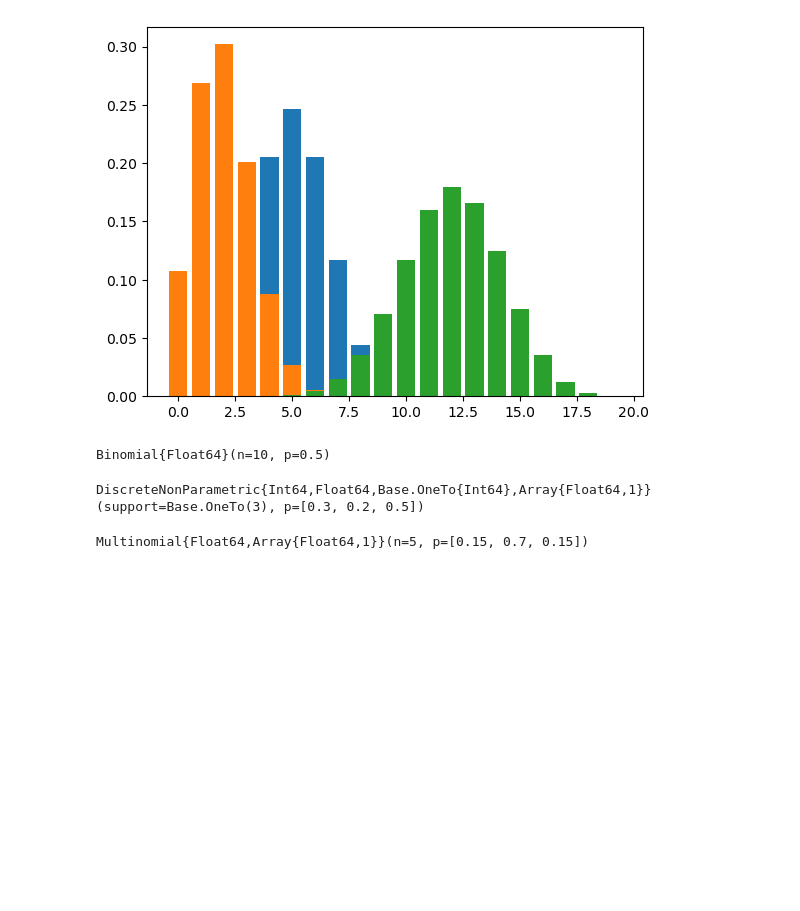
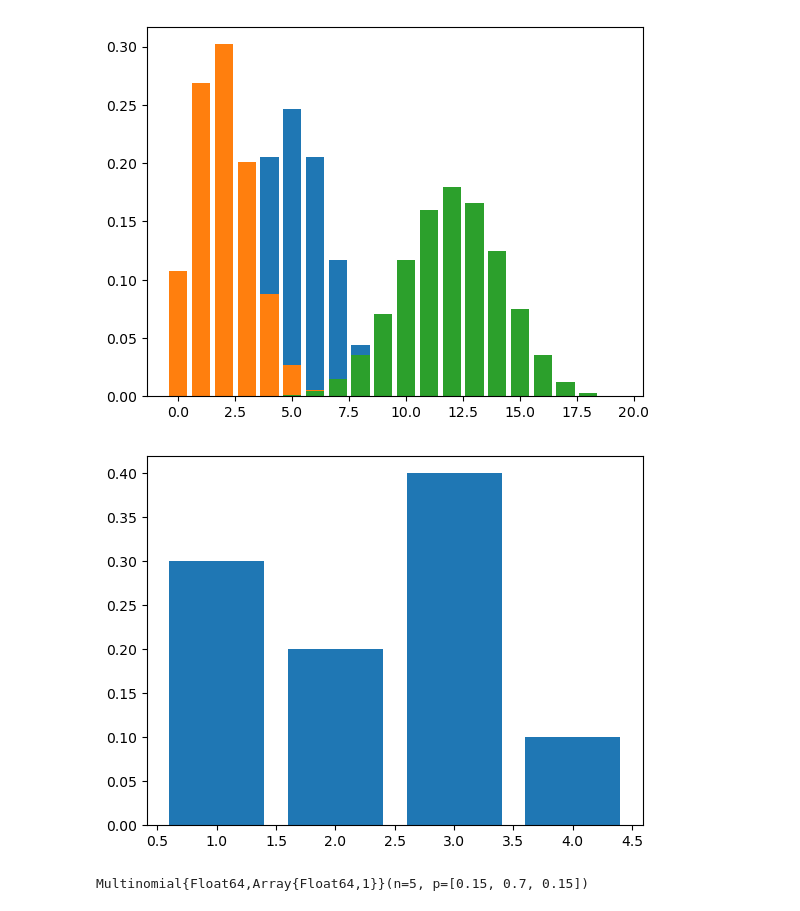
Before and after one commit to akiabe/BayesMLBook, a Jupyter notebook: Distribution.ipynb, the cells around one changed output. Cells and saved outputs as stored; diff of their text form; code cells hidden in the pictures; blank space fills up the shorter version.

```diff
--- a/Distribution.ipynb
+++ b/Distribution.ipynb
@@ -26,11 +26,11 @@ bar(x, p1); bar(x, p2); bar(x, p3);
 # %% [output]
 [figure]
-# %%
-Binomial(10, 0.5)
-# %% [output]
-Binomial{Float64}(n=10, p=0.5)
 # %%
-Categorical([0.3,0.2,0.5])
+# Categorical distribution
+𝛑 = [0.3, 0.2, 0.4, 0.1]
+𝐱 = range(1, step=1, length=4)
+𝒑 = pdf(Categorical(𝛑), 𝐱)
+bar(𝐱, 𝒑);
 # %% [output]
-DiscreteNonParametric{Int64,Float64,Base.OneTo{Int64},Array{Float64,1}}(support=Base.OneTo(3), p=[0.3, 0.2, 0.5])
+[figure, added]
 # %%
```
Also changed, not shown: parts of 2 cells of this notebook.
